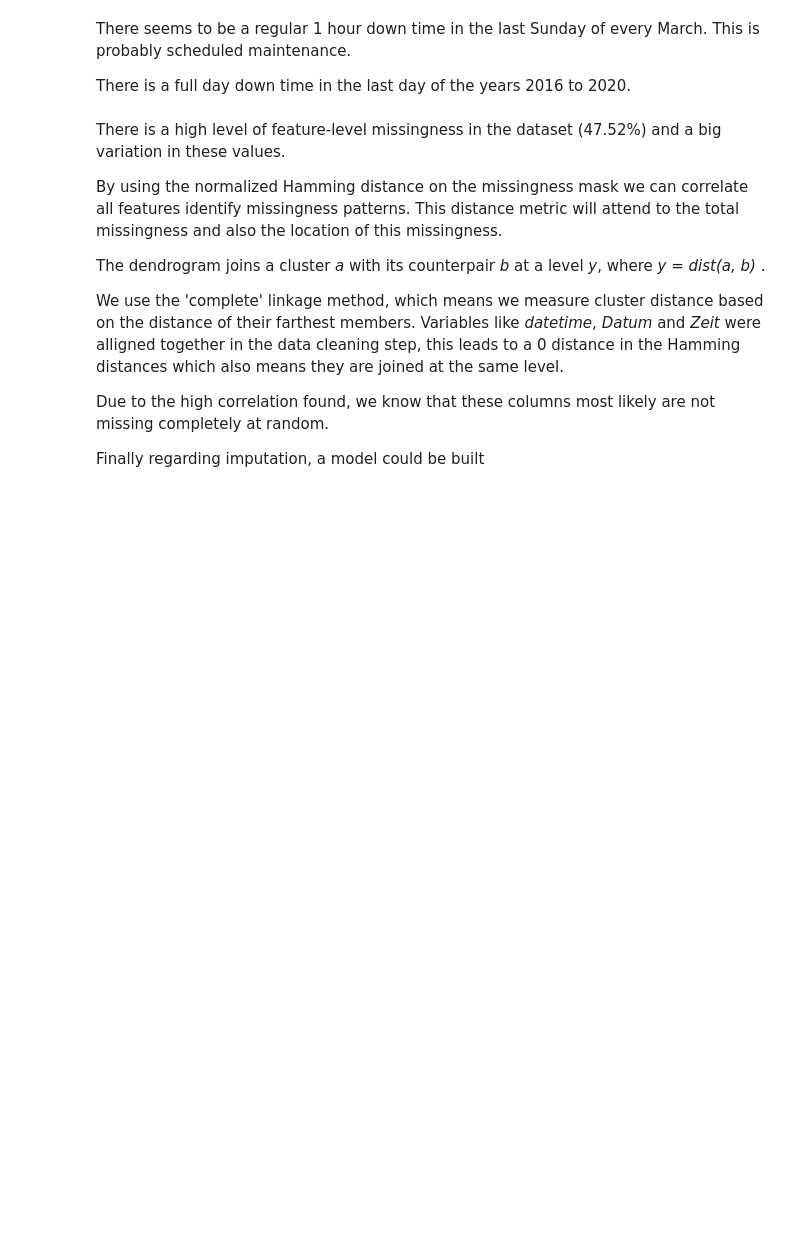
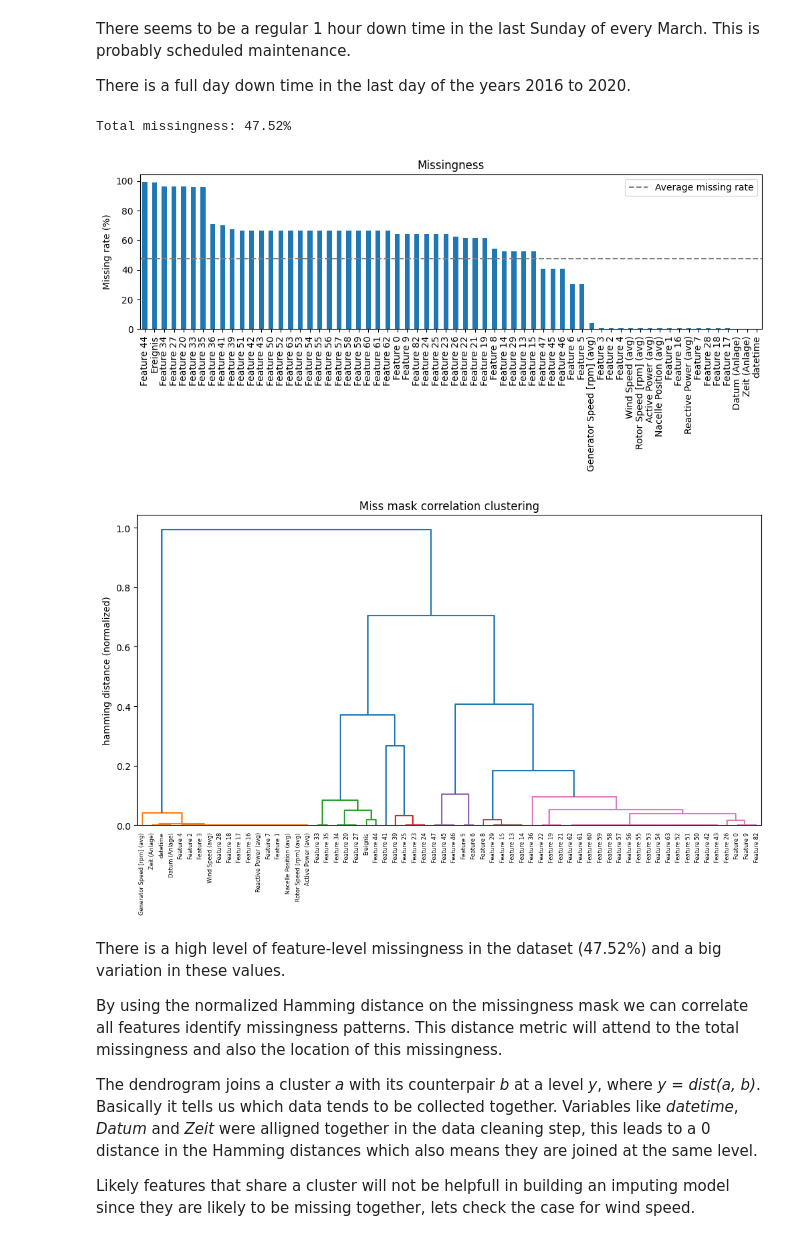
Before and after one commit to jfsantos-ds/predictive_maintenance, a Jupyter notebook: wind/2_annea_data_exploration.ipynb, the cells around one changed output. Saved outputs shown, nothing was run; the diff lists cells and outputs as text; code cells hidden in the pictures; blank space fills up the shorter version.

```diff
--- a/wind/2_annea_data_exploration.ipynb
+++ b/wind/2_annea_data_exploration.ipynb
@@ -292,43 +308,43 @@ There is a full day down time in the last day of the years 2016 to 2020.
 # %%
 # Check feature level missingness
 import matplotlib.pyplot as plt
 from scipy.spatial.distance import pdist
 from scipy.cluster.hierarchy import linkage, dendrogram
 
-miss_mask = wind_df.isna()
+miss_mask = wind_df[new_feature_encoder.column_names].isna()
 missingness = 100*(miss_mask.sum()/wind_df.shape[0]).sort_values(ascending=False)
 print(f"Total missingness: {missingness.mean():.2f}%")
-plt.figure(figsize=(12, 6))
+plt.figure(figsize=(12, 3))
 plt.title(f'Missingness')
 plt.ylabel(f'Missing rate (%)')
 plt.axhline(missingness.mean(), color='gray', linestyle='dashed', label='Average missing rate')
 missingness.plot(kind='bar')
 plt.legend()
 
-
 distance_metric = 'hamming'  # Normalized Hamming distance
 distance_mat = pdist(miss_mask.T, metric=distance_metric)  # Condensed distances (N)*(N-1)/2 array
 #distance_mat = squareform(distance_mat)
 linkage_mat = linkage(distance_mat, method='complete')
 plt.figure(figsize=(12, 6))
-correlation_thr = .1  # Increase to have bigger clusters
+correlation_thr = .15  # Increase to have bigger clusters
 dend = dendrogram(linkage_mat, labels=list(miss_mask.columns), color_threshold=correlation_thr)
 plt.title(f'Miss mask correlation clustering')
 plt.ylabel(f'{distance_metric} distance (normalized)')
 plt.show()
 
 clustered_cols = [(col, cluster) for col, cluster in zip([miss_mask.columns[i] for i in dend['leaves']], dend['leaves_color_list'])]
 clusters = {cluster:[i[0] for i in clustered_cols if i[1]==cluster] for cluster in set(dend['leaves_color_list'])}
+logging.info(f"Feature wise missingness checked - {get_td()}")
+# %% [output]
+Total missingness: 47.52%
+[figure, added]
+[figure, added]
 # %% [markdown]
 There is a high level of feature-level missingness in the dataset (47.52%) and a big variation in these values.
 
 By using the normalized Hamming distance on the missingness mask we can correlate all features identify missingness patterns. This distance metric will attend to the total missingness and also the location of this missingness.
 
-The dendrogram joins a cluster *a* with its counterpair *b* at a level *y*, where *y = dist(a, b)* .
-
-We use the 'complete' linkage method, which means we measure cluster distance based on the distance of their farthest members.
+The dendrogram joins a cluster *a* with its counterpair *b* at a level *y*, where *y = dist(a, b)*. Basically it tells us which data tends to be collected together.
 Variables like *datetime*, *Datum* and *Zeit* were alligned together in the data cleaning step, this leads to a 0 distance in the Hamming distances which also means they are joined at the same level.
 
-Due to the high correlation found, we know that these columns most likely are not missing completely at random.
-
-Finally regarding imputation, a model could be built
+Likely features that share a cluster will not be helpfull in building an imputing model since they are likely to be missing together, lets check the case for wind speed.
```
Also changed, not shown: parts of 12 cells of this notebook, 3 other files.
